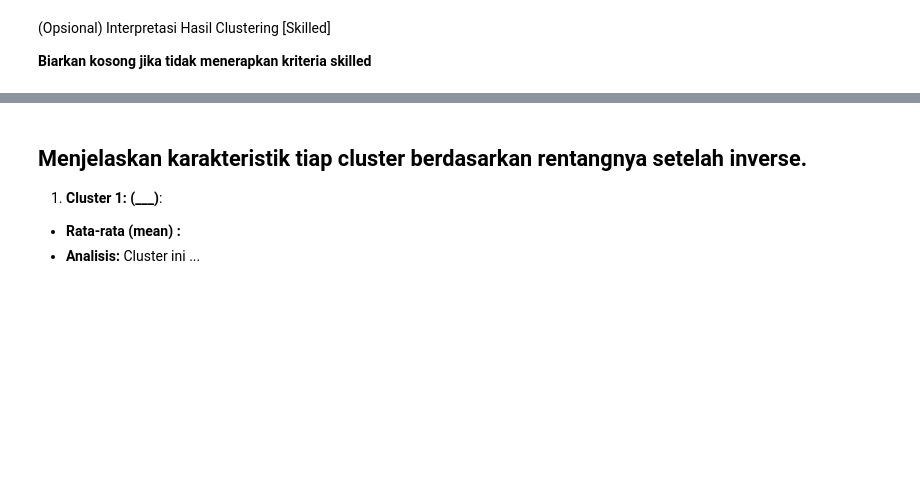
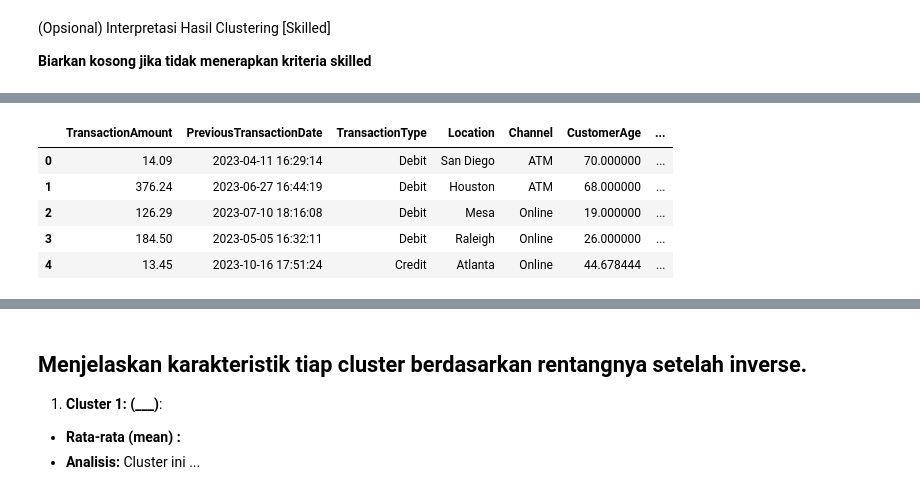
Before and after one commit to m8tyx/Proyek-ML, a Jupyter notebook: [Clustering]_Submission_Akhir_BMLP_Your_Name.ipynb, the cells around one changed output, grey strips where cells are left out. Saved outputs shown, nothing was run; the diff lists cells and outputs as text; code cells hidden in the pictures; blank space fills up the shorter version.

```diff
--- a/[Clustering]_Submission_Akhir_BMLP_Your_Name.ipynb
+++ b/[Clustering]_Submission_Akhir_BMLP_Your_Name.ipynb
@@ -386,13 +386,19 @@ Jumlah baris duplikat yang di-drop: 22
 # %%
 # Melakukan feature encoding menggunakan LabelEncoder() untuk fitur kategorikal.
 # Pastikan kamu menggunakan function head setelah melalukan encoding.
-df_labeled = df_droped.copy()
-label_encoder = LabelEncoder()
-df_labeled['TransactionType'] = label_encoder.fit_transform(df_labeled['TransactionType'])
-df_labeled['CustomerOccupation'] = label_encoder.fit_transform(df_labeled['CustomerOccupation'])
-df_labeled['Location'] = label_encoder.fit_transform(df_labeled['Location'])
-df_labeled['Channel'] = label_encoder.fit_transform(df_labeled['Channel'])
-print (df_labeled.head())
+
+df_encoded = df_droped.copy()
+
+encoders = {}
+categorical_cols = ['TransactionType', 'CustomerOccupation', 'Location', 'Channel']
+
+for col in categorical_cols:
+    le = LabelEncoder()
+    df_encoded[col] = le.fit_transform(df_encoded[col])
+    encoders[col] = le
+
+# Tampilkan 5 baris pertama setelah encoding
+print(df_encoded.head())
 # %% [output]
    TransactionAmount PreviousTransactionDate  TransactionType  Location  \
 0              14.09     2023-04-11 16:29:14                1        36
@@ -715,8 +783,21 @@ joblib.dump(PCA_model, "PCA_model_clustering.h5")
 # %%
 # inverse dataset yang sudah diencode ke kategori aslinya.
 # Lengkapi kode berikut jika ingin menerapkan kriteria ini (silakan hapus simbol pagar pada kode yang akan digunakan.)
 # for ___ in categorical_cols:
 #     ___ = encoders[col]
 #     df[col] = ___.inverse_transform(df_inverse[col].astype(int))
 # tampilkan dataset yang sudah di-inverse
 # ___.head()
+df_inverse_cat = df_encoded.copy()
+for col in categorical_cols:
+    le = encoders[col]
+    df_inverse_cat[col] = le.inverse_transform(df_inverse_cat[col])
+
+df_inverse_cat.head()
+# %% [output]
+|  | TransactionAmount | PreviousTransactionDate | TransactionType | Location | Channel | CustomerAge | ... |
+| 0 | 14.09 | 2023-04-11 16:29:14 | Debit | San Diego | ATM | 70.000000 | ... |
+| 1 | 376.24 | 2023-06-27 16:44:19 | Debit | Houston | ATM | 68.000000 | ... |
+| 2 | 126.29 | 2023-07-10 18:16:08 | Debit | Mesa | Online | 19.000000 | ... |
+| 3 | 184.50 | 2023-05-05 16:32:11 | Debit | Raleigh | Online | 26.000000 | ... |
+| 4 | 13.45 | 2023-10-16 17:51:24 | Credit | Atlanta | Online | 44.678444 | ... |
```
Also changed, not shown: parts of 10 cells of this notebook, 2 other files.
